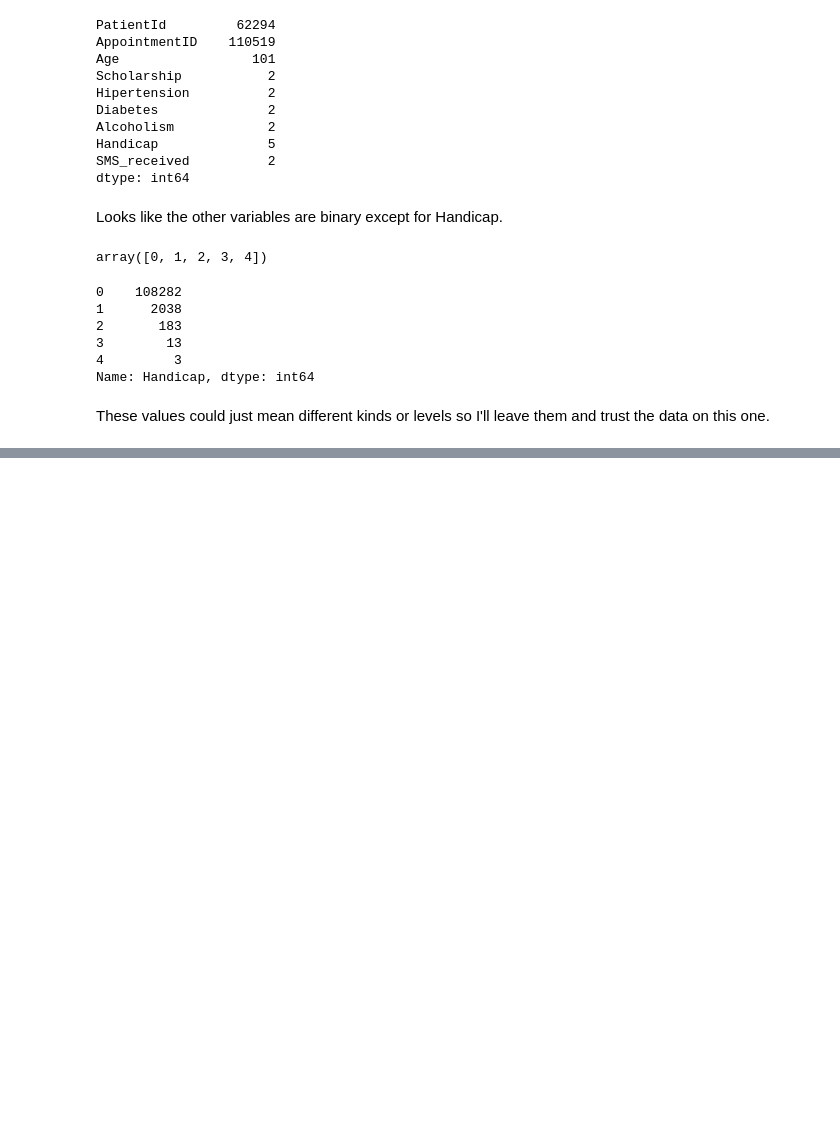
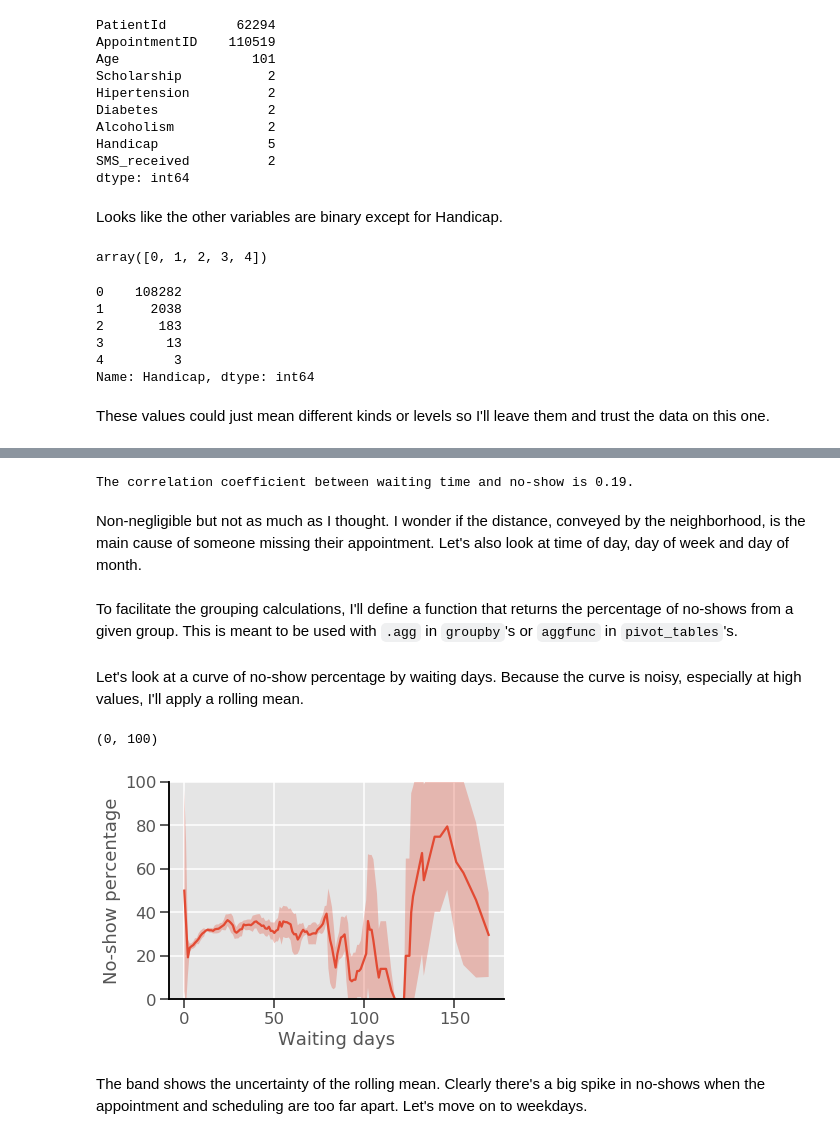
Before and after one commit to modw/medical-appointment-noshow, a Jupyter notebook: EDA and classification.ipynb, the cells around one changed output, grey strips where cells are left out. Drawn from its saved outputs; the diff is of its cells as text; code cells hidden in the pictures; blank space fills up the shorter version.

```diff
--- a/EDA and classification.ipynb
+++ b/EDA and classification.ipynb
@@ -30,5 +30,5 @@ Let's rename the Handcap column
 # %%
-df.rename(columns={'Handcap' : 'Handicap'}, inplace=True)
+df.rename(columns={'Handcap' : 'Handicap', 'Neighbourhood' : 'Neighborhood'}, inplace=True)
 # %% [markdown]
 The PatientId column should probably be an integer number.
 # %%
@@ -161,0 +166,2 @@ These values could just mean different kinds or levels so I'll leave them and tr
+# %%
+df['waitingDays'] = (df['AppointmentDay'].dt.date - df['ScheduledDay'].dt.date).dt.days
@@ -161,0 +186,32 @@ These values could just mean different kinds or levels so I'll leave them and tr
+# %%
+x = df['waitingDays'].values
+y = df['No-show'].map({'No':0, 'Yes':1}).values
+print(f"The correlation coefficient between waiting time and no-show is {np.corrcoef(x,y)[0,1].round(2)}.")
+# %% [output]
+The correlation coefficient between waiting time and no-show is 0.19.
+# %% [markdown]
+Non-negligible but not as much as I thought. I wonder if the distance, conveyed by the neighborhood, is the main cause of someone missing their appointment. Let's also look at time of day, day of week and day of month.
+# %% [markdown]
+To facilitate the grouping calculations, I'll define a function that returns the percentage of no-shows from a given group. This is meant to be used with `.agg` in `groupby`'s or `aggfunc` in `pivot_tables`'s.
+# %%
+def noshow_perc(x):
+    """Returns percentage of no-shows when performing groupby operations."""
+    return 100*(x=='Yes').sum()/len(x)
+# %% [markdown]
+Let's look at a curve of no-show percentage by waiting days. Because the curve is noisy, especially at high values, I'll apply a rolling mean.
+# %%
+gdf = df.groupby('waitingDays').agg({'No-show' : noshow_perc}).rolling(5, center=True)
+x = gdf.mean().index
+y = gdf.mean()['No-show']
+yerr = gdf.std()['No-show']
+
+plt.plot(x,y)
+plt.fill_between(x,y-yerr,y+yerr, alpha=0.3)
+plt.ylabel("No-show percentage");
+plt.xlabel('Waiting days')
+plt.ylim(0,100)
+# %% [output]
+(0, 100)
+[figure, added]
+# %% [markdown]
+The band shows the uncertainty of the rolling mean. Clearly there's a big spike in no-shows when the appointment and scheduling are too far apart. Let's move on to weekdays.
```
Also changed, not shown: parts of 26 cells of this notebook.
